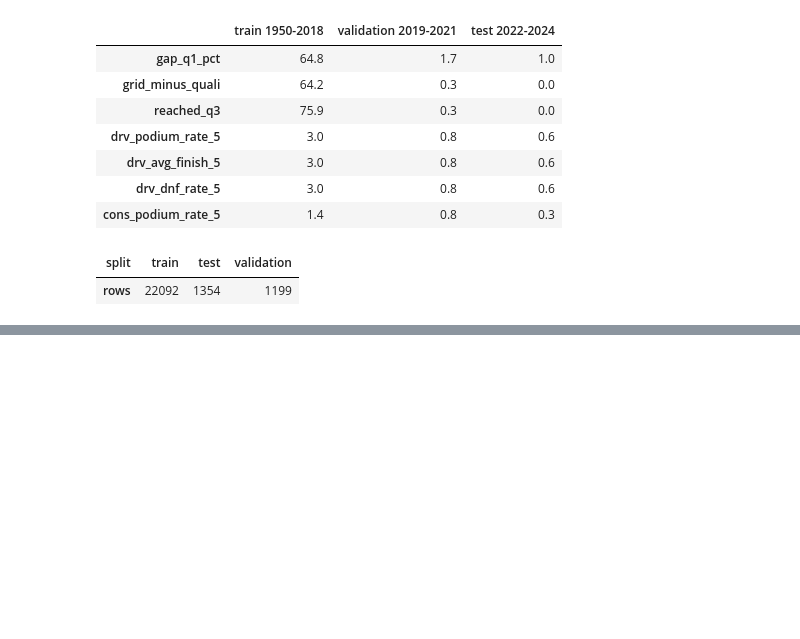
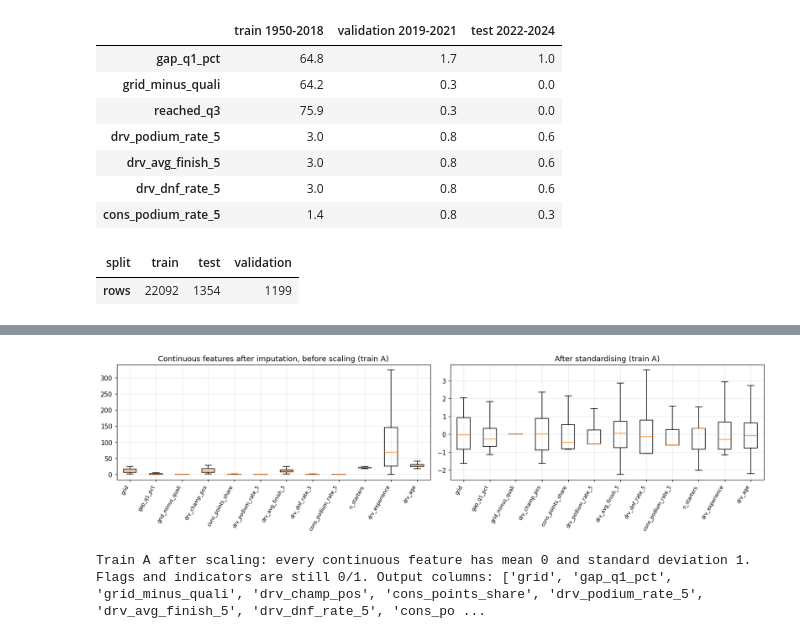
Before and after one commit to Farah-Essam/ACL-2, a Jupyter notebook: f1_podium_prediction.ipynb, the cells around one changed output, grey strips where cells are left out. Drawn from its saved outputs; the diff is of its cells as text; code cells hidden in the pictures; blank space fills up the shorter version.

```diff
--- a/f1_podium_prediction.ipynb
+++ b/f1_podium_prediction.ipynb
@@ -3925,0 +4269,24 @@ Missing values per feature (%), only features with gaps; 'train' here is all tra
+# %%
+scaled_A = fit_on_training(make_preprocessor(scaled=True), TRAIN_A_ROWS, "scaled pipeline, model A")
+after = scaled_A.transform(TRAIN_A_ROWS[FINAL_FEATURES])
+before = imp_A.transform(TRAIN_A_ROWS[FINAL_FEATURES])
+
+fig, axes = plt.subplots(1, 2, figsize=(15, 4.2))
+axes[0].boxplot([before[c] for c in CONTINUOUS_FEATURES], showfliers=False)
+axes[0].set_title("Continuous features after imputation, before scaling (train A)")
+axes[1].boxplot([after[c] for c in CONTINUOUS_FEATURES], showfliers=False)
+axes[1].set_title("After standardising (train A)")
+for ax in axes:
+    ax.set_xticks(range(1, len(CONTINUOUS_FEATURES) + 1), CONTINUOUS_FEATURES, rotation=60, ha="right", fontsize=8)
+plt.tight_layout()
+plt.show()
+
+summary = pd.DataFrame({"mean": after[CONTINUOUS_FEATURES].mean(), "std": after[CONTINUOUS_FEATURES].std(ddof=0)}).round(3)
+assert np.allclose(summary["mean"], 0, atol=1e-9) and np.allclose(summary["std"], 1, atol=1e-9)
+print("Train A after scaling: every continuous feature has mean 0 and standard deviation 1.")
+assert all(set(after[c].unique()) <= {0, 1} for c in BINARY_FEATURES + INDICATORS)
+print("Flags and indicators are still 0/1. Output columns:", list(after.columns))
+# %% [output]
+[figure, added]
+Train A after scaling: every continuous feature has mean 0 and standard deviation 1.
+Flags and indicators are still 0/1. Output columns: ['grid', 'gap_q1_pct', 'grid_minus_quali', 'drv_champ_pos', 'cons_points_share', 'drv_podium_rate_5', 'drv_avg_finish_5', 'drv_dnf_rate_5', 'cons_po ...
```
Also changed, not shown: parts of 80 cells of this notebook, 3 other files.
